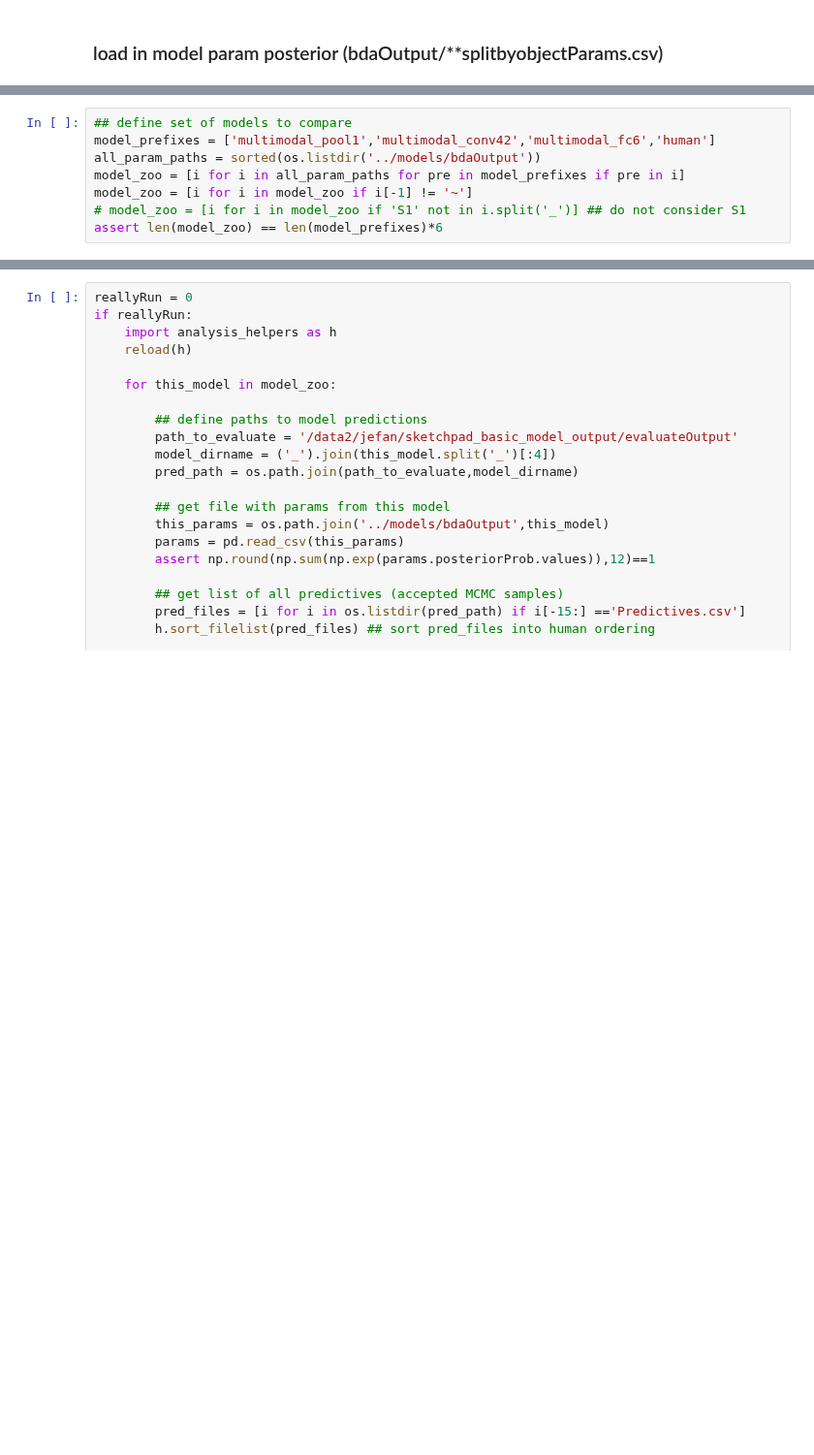
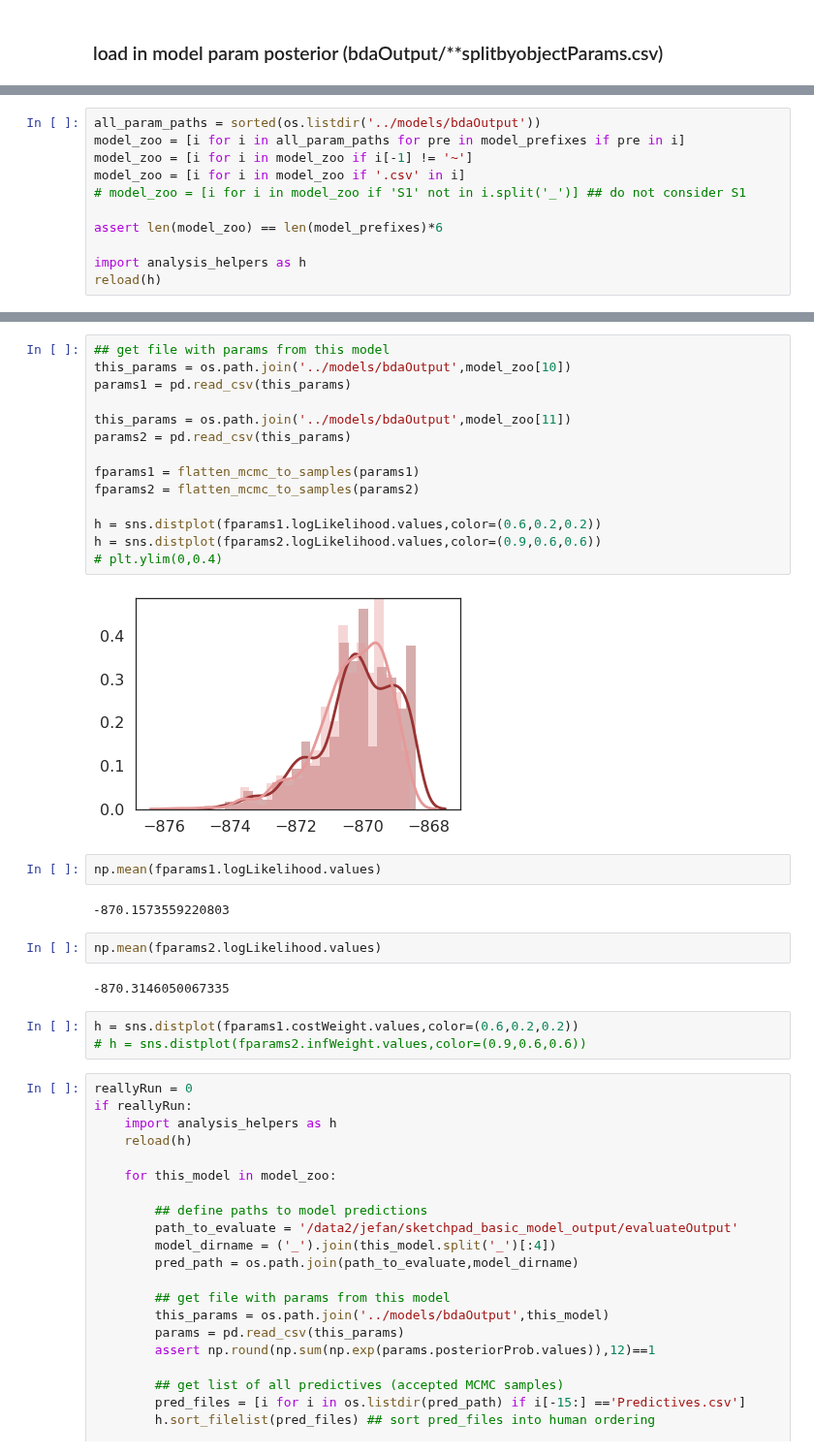
Before and after one commit to judithfan/visual_communication_in_context, a Jupyter notebook: analysis/model_comparison.ipynb, the cells around one changed output, grey strips where cells are left out. Shown at 97% size. Drawn from its saved outputs; the diff is of its cells as text; blank space fills up the shorter version.

```diff
--- a/analysis/model_comparison.ipynb
+++ b/analysis/model_comparison.ipynb
@@ -40,8 +169,11 @@ for cat in categories:
 # %%
-## define set of models to compare
-model_prefixes = ['multimodal_pool1','multimodal_conv42','multimodal_fc6','human']
 all_param_paths = sorted(os.listdir('../models/bdaOutput'))
 model_zoo = [i for i in all_param_paths for pre in model_prefixes if pre in i]
 model_zoo = [i for i in model_zoo if i[-1] != '~']
+model_zoo = [i for i in model_zoo if '.csv' in i]
 # model_zoo = [i for i in model_zoo if 'S1' not in i.split('_')] ## do not consider S1
+
 assert len(model_zoo) == len(model_prefixes)*6
+
+import analysis_helpers as h
+reload(h)
@@ -144,3 +201,30 @@ plt.savefig('./plots/multimodal_loglikelihood_models_zoomed.pdf')
+# %%
+## get file with params from this model
+this_params = os.path.join('../models/bdaOutput',model_zoo[10])
+params1 = pd.read_csv(this_params)
+
+this_params = os.path.join('../models/bdaOutput',model_zoo[11])
+params2 = pd.read_csv(this_params)
+
+fparams1 = flatten_mcmc_to_samples(params1)
+fparams2 = flatten_mcmc_to_samples(params2)
+
+h = sns.distplot(fparams1.logLikelihood.values,color=(0.6,0.2,0.2))
+h = sns.distplot(fparams2.logLikelihood.values,color=(0.9,0.6,0.6))
+# plt.ylim(0,0.4)
+# %% [output]
+[figure, added]
+# %%
+np.mean(fparams1.logLikelihood.values)
+# %% [output]
+-870.1573559220803
+# %%
+np.mean(fparams2.logLikelihood.values)
+# %% [output]
+-870.3146050067335
+# %%
+h = sns.distplot(fparams1.costWeight.values,color=(0.6,0.2,0.2))
+# h = sns.distplot(fparams2.infWeight.values,color=(0.9,0.6,0.6))
 # %%
 reallyRun = 0
 if reallyRun:
```
Also changed, not shown: parts of 13 cells of this notebook, 3 other files.
